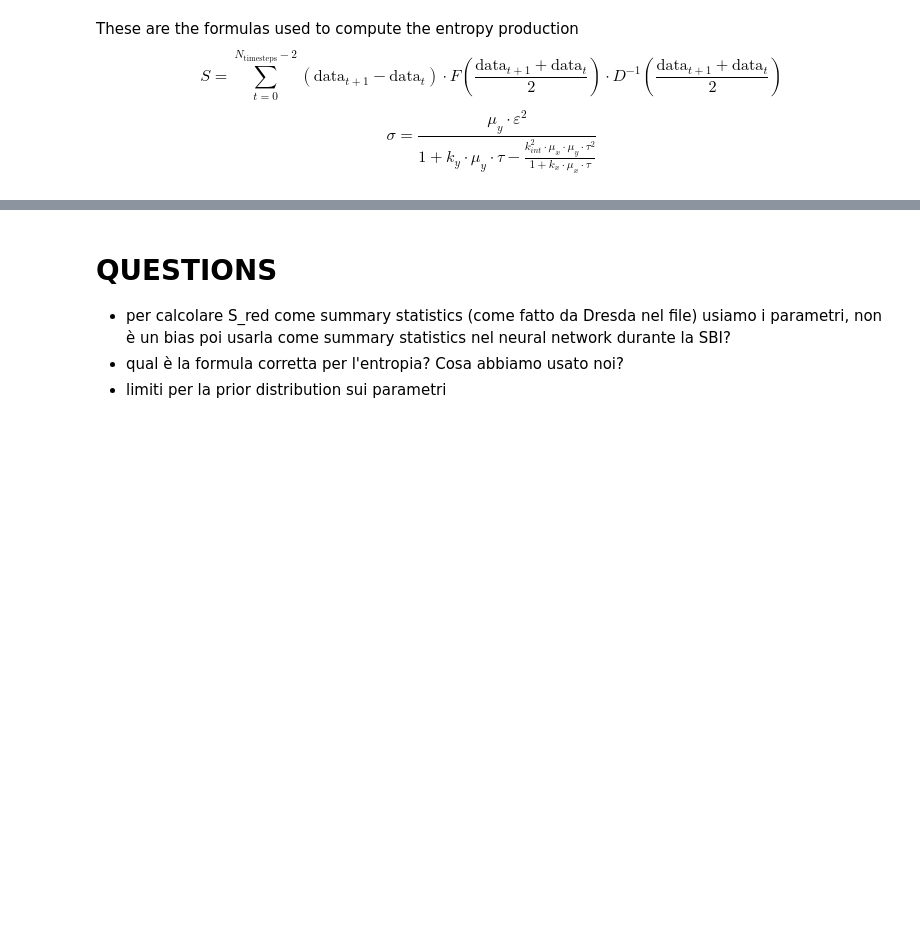
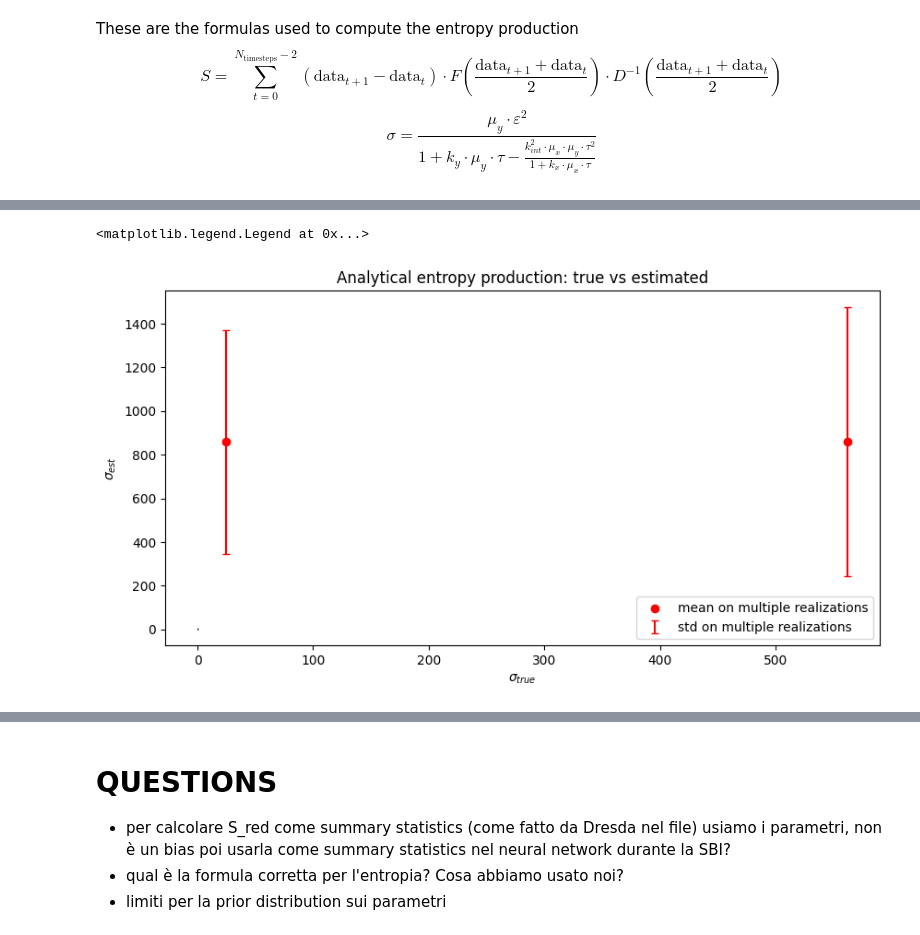
Before and after one commit to jacopocarotenuto/SBI_RedBloodCells, a Jupyter notebook: results.ipynb, the cells around one changed output, grey strips where cells are left out. Drawn from its saved outputs; the diff is of its cells as text; code cells hidden in the pictures; blank space fills up the shorter version.

Commit message:
analytical sigma over multiple realizations

```diff
--- a/results.ipynb
+++ b/results.ipynb
@@ -120,7 +210,7 @@ theta_true, theta_torch_true, prior_box_true = get_theta_from_prior(prior_limits
 x_trace_true, f_trace_true, y_trace_true = Simulator_noGPU(dt, DeltaT, TotalT, 1, theta_true)
 # %%
 # Sample from the posterior
-s = get_summary_statistics(list_stat, x_trace_true, f_trace_true, theta, DeltaT, 3, t, t_corr)
+s = get_summary_statistics(list_stat, x_trace_true, f_trace_true, theta_true, DeltaT, 3, t, t_corr)
 samples = posterior.sample((int(1e5),), x=s)
 # %%
 # Getting the some statistics from each marginal distribution
@@ -178,3 +280,48 @@ sigma_true_2, sigma_est_2_mode, sigma_est_2_mean
+# %%
+# Test on analytical entropy production on multiple realizations
+n_test = 2  # Number of test realizations
+n_sim_obs = 5  # Number of observed trace per realization
+
+sigma_true_array = np.zeros((n_test, 1))
+sigma_est_array = np.zeros((n_test, n_sim_obs))
+
+for i in tqdm(range(n_test)):
+    # Get the true parameters and the n_sim_obs traces
+    theta_true, theta_torch_true, prior_box_true = get_theta_from_prior(prior_limits, n_sim=n_sim_obs)
+    x_trace_true, f_trace_true, y_trace_true = Simulator_noGPU(dt, DeltaT, TotalT, n_sim_obs, theta_true)
+    theta_numpy = array(theta_true)
+
+    # Compute the (true) entropy production analytically
+    sigma_true, _, = compute_entropy_2(theta_true, 1)
+    sigma_true_array[i] = sigma_true[0][0]
+
+    # Get the summary statistics
+    s = get_summary_statistics(list_stat, x_trace_true, f_trace_true, theta_true, DeltaT, 3, t, t_corr)
+
+    for j in range(n_sim_obs):
+        # Sample from the posterior
+        samples = posterior.sample((int(1e5),), x=s[j, :], show_progress_bars=False)
+
+        # Get the mean and mode parameters
+        mean_params, mode_params = get_centroids_from_samples(samples)
+
+        # Compute the entropy production analytically
+        sigma_est_mode, _, = compute_entropy_2(mode_params, 1)
+        sigma_est_array[i, j] = sigma_est_mode[0][0]
+# %%
+plt.figure(figsize=(10, 5))
+plt.xlabel(r"$\sigma_{true}$")
+plt.ylabel(r"$\sigma_{est}$")
+plt.title("Analytical entropy production: true vs estimated")
+
+plt.scatter(sigma_true_array, np.mean(sigma_est_array, axis=1), label='mean on multiple realizations', color='red')
+plt.errorbar(sigma_true_array, np.mean(sigma_est_array, axis=1), yerr=np.std(sigma_est_array, axis=1, ddof=1),
+             fmt=' ', capsize=3, label='std on multiple realizations', color='red')
+plt.plot([0, 1], [0, 1], color='black', linestyle='--')
+plt.legend()
+# %% [output]
+<matplotlib.legend.Legend at 0x...>
+[figure, added]
 # %%
 # Get the statistics of sigma directly out of the samples
 sigma_samples = array([])
```
Also changed, not shown: parts of 13 cells of this notebook, 1 other file.
